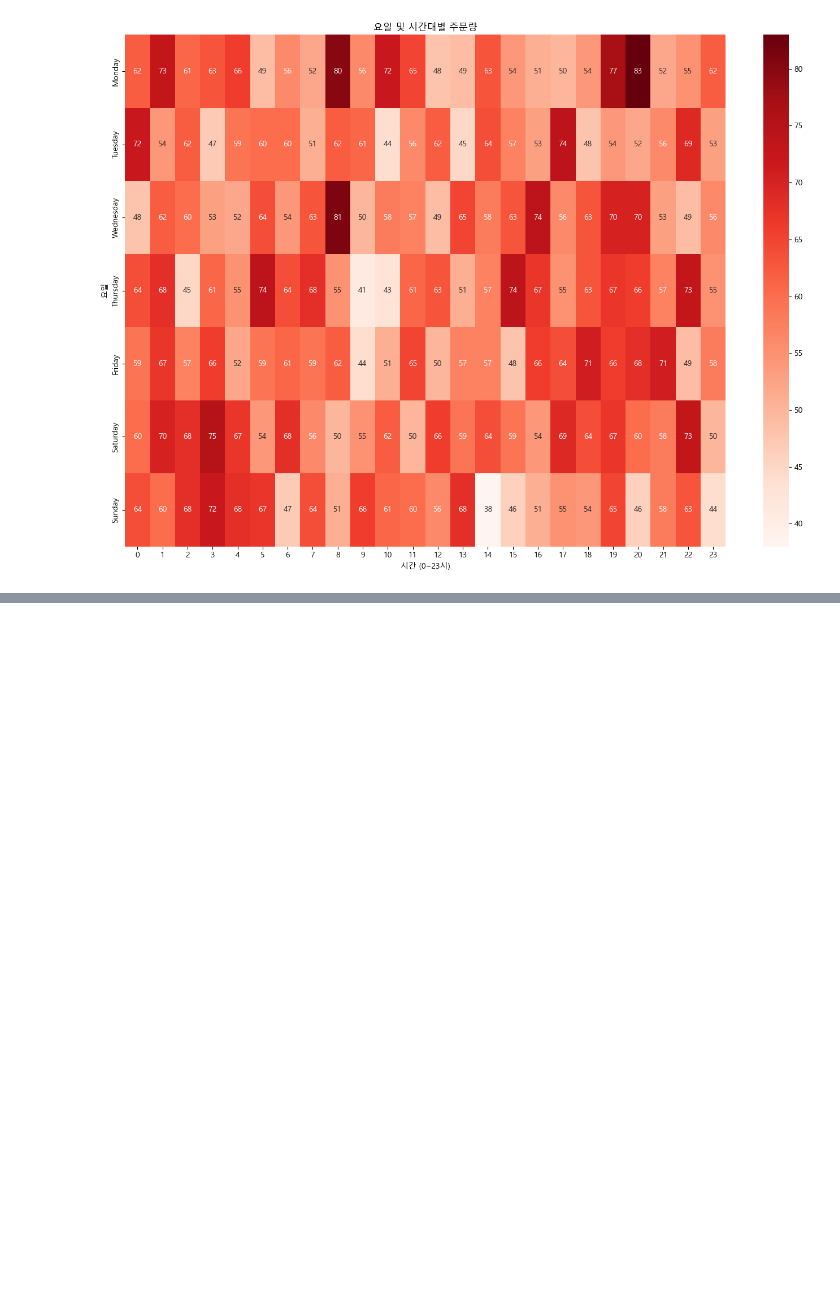
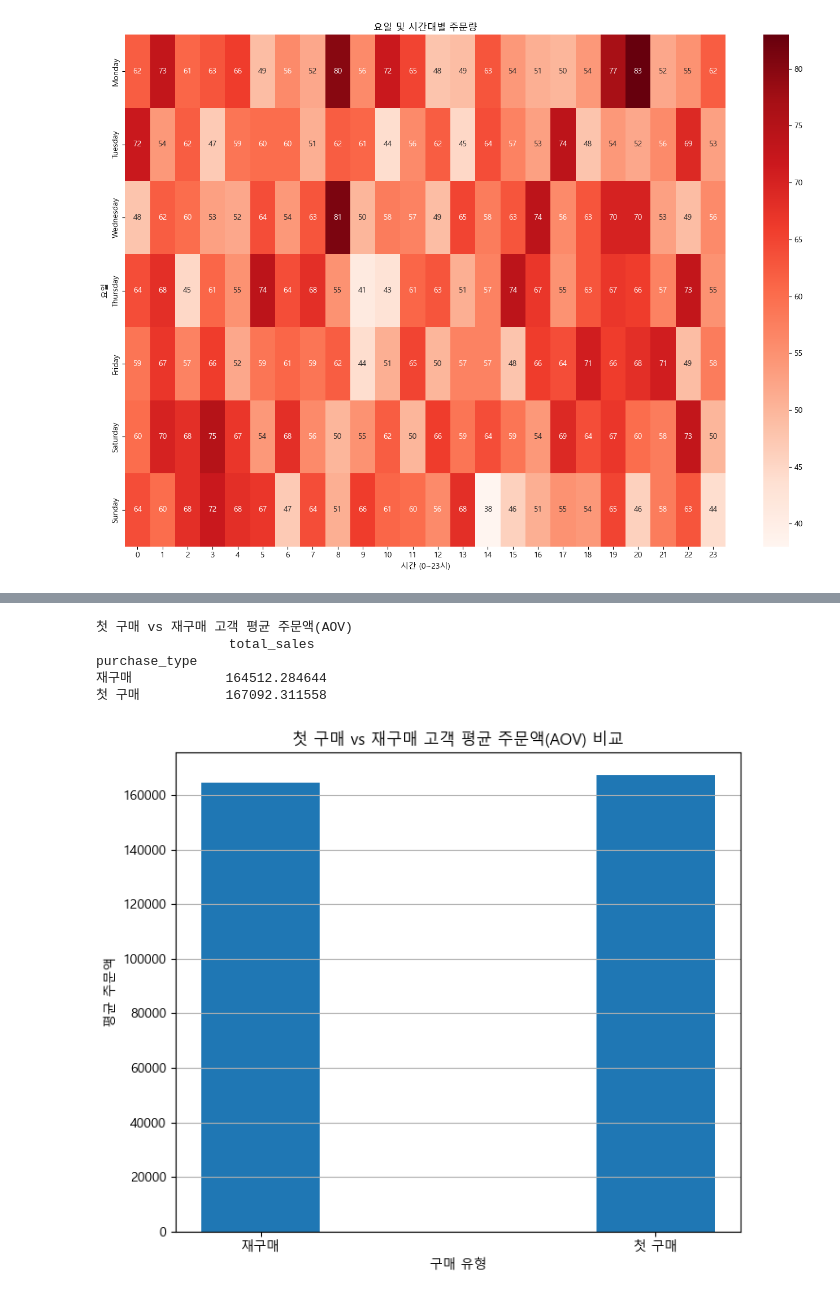
Before and after one commit to Happy-o3ov/big20-python-project1-team3, a Jupyter notebook: 실습문제/03 주문분석.ipynb, the cells around one changed output, grey strips where cells are left out. Saved outputs shown, nothing was run; the diff lists cells and outputs as text; code cells hidden in the pictures; blank space fills up the shorter version.

```diff
--- a/실습문제/03 주문분석.ipynb
+++ b/실습문제/03 주문분석.ipynb
@@ -88,0 +233,46 @@ plt.show()
+# %%
+cols = ['customer_id','order_date','total_sales']
+
+df_data4 = df[cols].copy()
+
+# 각 고객의 첫 구매 날짜 찾기
+first_purchase = df_data4.groupby('customer_id')['order_date'].min().reset_index()
+first_purchase.columns = ['customer_id', 'first_purchase_date']
+
+# 원본 데이터에 첫 구매 날짜 병합
+df_data4 = df_data4.merge(first_purchase, on='customer_id', how='left')
+
+# 첫 구매 여부 판단
+df_data4['is_first_purchase'] = (df_data4['order_date'] == df_data4['first_purchase_date'])
+df_data4['purchase_type'] = df_data4['is_first_purchase'].map({
+    True: '첫 구매',
+    False: '재구매'
+})
+
+# 고객 유형별 AOV 계산
+aov_comparison = df_data4.groupby('purchase_type').agg({
+    'total_sales': 'mean'
+}).reset_index()
+aov_comparison.set_index('purchase_type', inplace=True)
+print('첫 구매 vs 재구매 고객 평균 주문액(AOV)')
+print(aov_comparison)
+
+fig, ax = plt.subplots(figsize=(7, 6))
+
+ax.bar(aov_comparison.index, aov_comparison['total_sales'], width= 0.3)
+
+ax.set_title('첫 구매 vs 재구매 고객 평균 주문액(AOV) 비교')
+ax.set_xlabel('구매 유형')
+ax.set_ylabel('평균 주문액')
+
+ax.grid(axis='y', linestyle='-')
+
+plt.tight_layout()
+plt.show()
+# %% [output]
+첫 구매 vs 재구매 고객 평균 주문액(AOV)
+                 total_sales
+purchase_type
+재구매            164512.284644
+첫 구매           167092.311558
+[figure, added]
```
Also changed, not shown: parts of 11 cells of this notebook.
